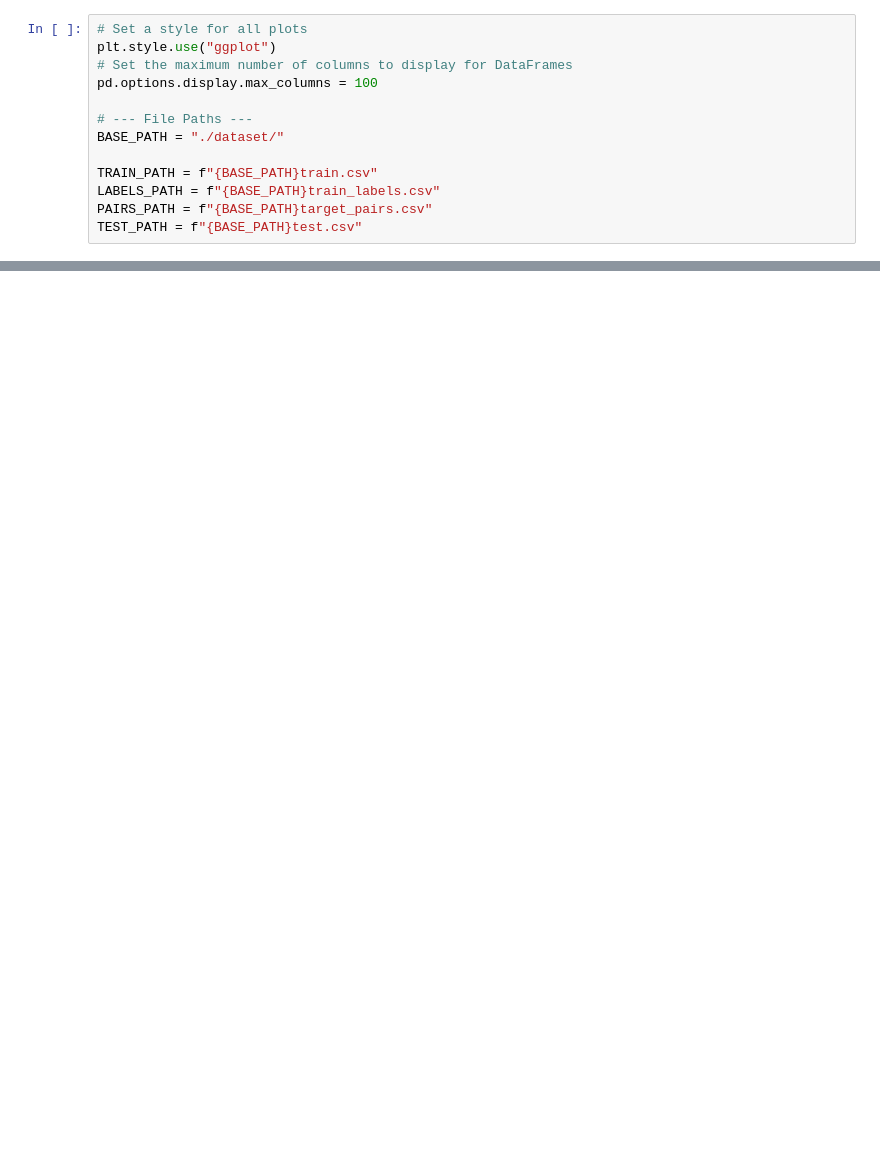
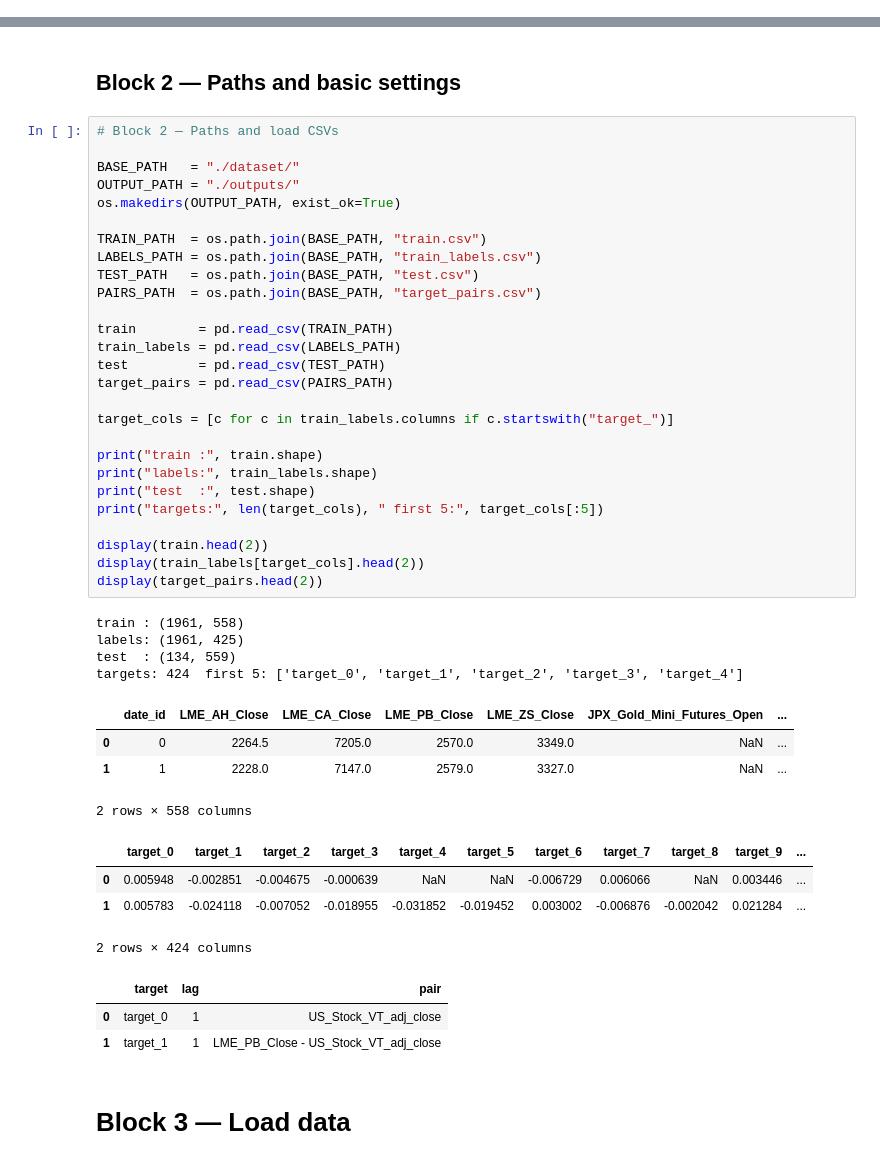
Before and after one commit to sahrohit/mitsui-commodity-prediction, a Jupyter notebook: playground.ipynb, the cells around one changed output, grey strips where cells are left out. Saved outputs shown, nothing was run; the diff lists cells and outputs as text; blank space fills up the shorter version.

```diff
--- a/playground.ipynb
+++ b/playground.ipynb
@@ -11,13 +0,0 @@ import seaborn as sns
-# %%
-# Set a style for all plots
-plt.style.use("ggplot")
-# Set the maximum number of columns to display for DataFrames
-pd.options.display.max_columns = 100
-
-# --- File Paths ---
-BASE_PATH = "./dataset/"
-
-TRAIN_PATH = f"{BASE_PATH}train.csv"
-LABELS_PATH = f"{BASE_PATH}train_labels.csv"
-PAIRS_PATH = f"{BASE_PATH}target_pairs.csv"
-TEST_PATH = f"{BASE_PATH}test.csv"
@@ -544,0 +21,47 @@ else:
+# %% [markdown]
+## Block 2 — Paths and basic settings
+# %%
+# Block 2 — Paths and load CSVs
+
+BASE_PATH   = "./dataset/"
+OUTPUT_PATH = "./outputs/"
+os.makedirs(OUTPUT_PATH, exist_ok=True)
+
+TRAIN_PATH  = os.path.join(BASE_PATH, "train.csv")
+LABELS_PATH = os.path.join(BASE_PATH, "train_labels.csv")
+TEST_PATH   = os.path.join(BASE_PATH, "test.csv")
+PAIRS_PATH  = os.path.join(BASE_PATH, "target_pairs.csv")
+
+train        = pd.read_csv(TRAIN_PATH)
+train_labels = pd.read_csv(LABELS_PATH)
+test         = pd.read_csv(TEST_PATH)
+target_pairs = pd.read_csv(PAIRS_PATH)
+
+target_cols = [c for c in train_labels.columns if c.startswith("target_")]
+
+print("train :", train.shape)
+print("labels:", train_labels.shape)
+print("test  :", test.shape)
+print("targets:", len(target_cols), " first 5:", target_cols[:5])
+
+display(train.head(2))
+display(train_labels[target_cols].head(2))
+display(target_pairs.head(2))
+# %% [output]
+train : (1961, 558)
+labels: (1961, 425)
+test  : (134, 559)
+targets: 424  first 5: ['target_0', 'target_1', 'target_2', 'target_3', 'target_4']
+|  | date_id | LME_AH_Close | LME_CA_Close | LME_PB_Close | LME_ZS_Close | JPX_Gold_Mini_Futures_Open | ... |
+| 0 | 0 | 2264.5 | 7205.0 | 2570.0 | 3349.0 | NaN | ... |
+| 1 | 1 | 2228.0 | 7147.0 | 2579.0 | 3327.0 | NaN | ... |
+2 rows × 558 columns
+|  | target_0 | target_1 | target_2 | target_3 | target_4 | target_5 | target_6 | target_7 | target_8 | target_9 | ... |
+| 0 | 0.005948 | -0.002851 | -0.004675 | -0.000639 | NaN | NaN | -0.006729 | 0.006066 | NaN | 0.003446 | ... |
+| 1 | 0.005783 | -0.024118 | -0.007052 | -0.018955 | -0.031852 | -0.019452 | 0.003002 | -0.006876 | -0.002042 | 0.021284 | ... |
+2 rows × 424 columns
+|  | target | lag | pair |
+| 0 | target_0 | 1 | US_Stock_VT_adj_close |
+| 1 | target_1 | 1 | LME_PB_Close - US_Stock_VT_adj_close |
+# %% [markdown]
+# Block 3 — Load data
```
Also changed, not shown: parts of 33 cells of this notebook, 11 other files.
